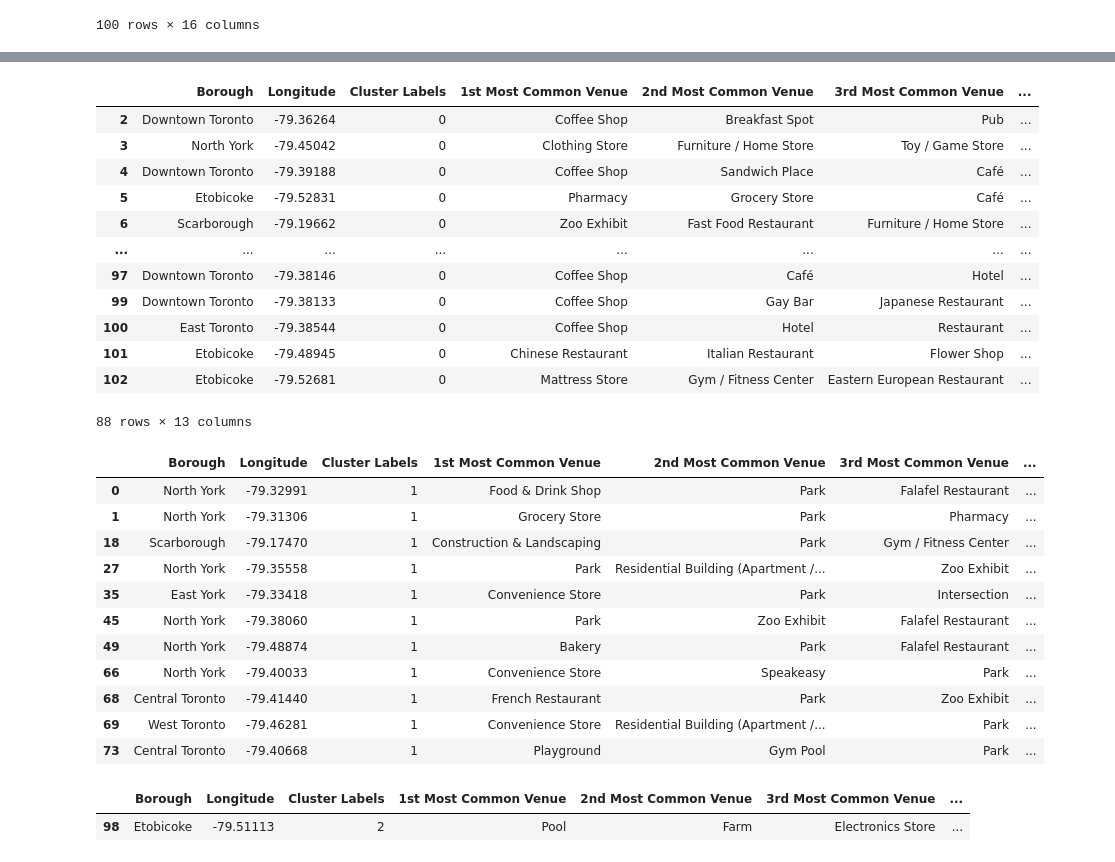
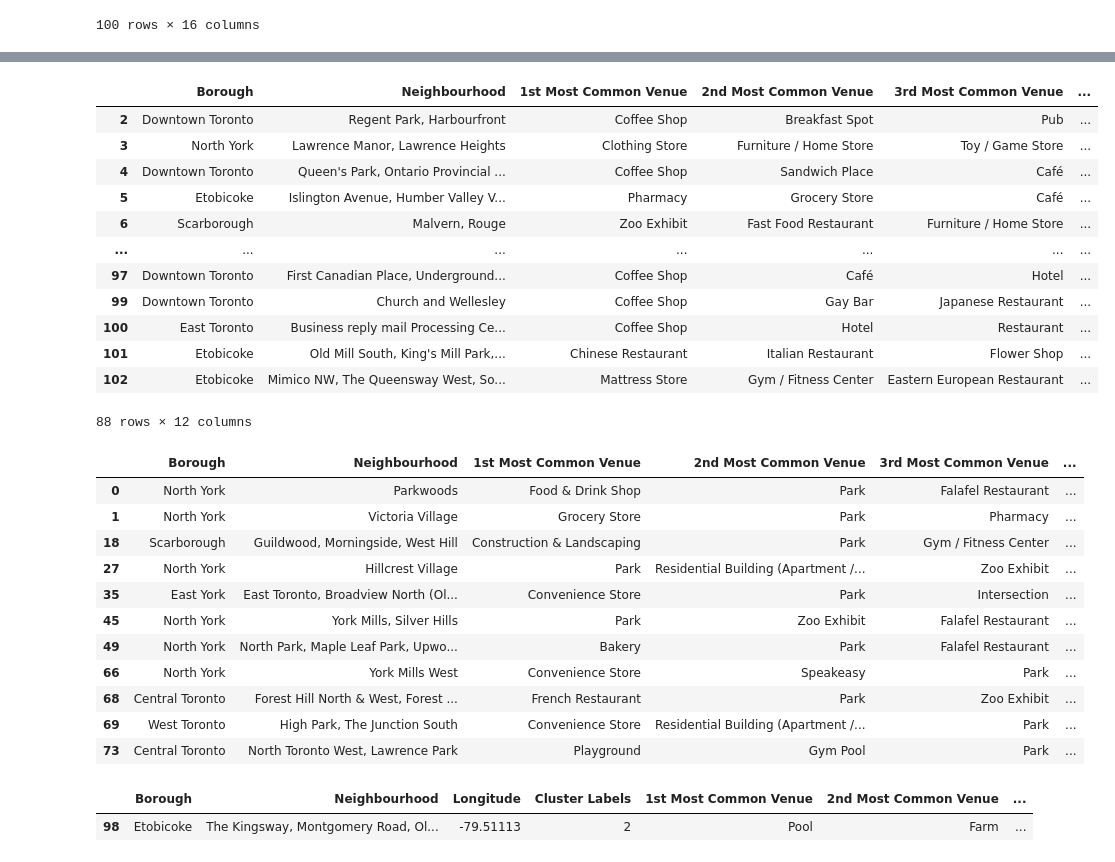
Before and after one commit to dmalc/Coursera_Capstone, a Jupyter notebook: Clustering Toronto Neighborhoods.ipynb, the cells around one changed output, grey strips where cells are left out. Saved outputs shown, nothing was run; the diff lists cells and outputs as text; code cells hidden in the pictures.

```diff
--- a/Clustering Toronto Neighborhoods.ipynb
+++ b/Clustering Toronto Neighborhoods.ipynb
@@ -639,41 +639,41 @@ map_clusters
 # %% [output]
 [interactive output not drawn]
 # %%
-#cluster 1 is made up of areas surroun\\
-toronto_merged.loc[toronto_merged['Cluster Labels'] == 0, toronto_merged.columns[[1] + list(range(4, toronto_merged.shape[1]))]]
+#cluster 1
+toronto_merged.loc[toronto_merged['Cluster Labels'] == 0, toronto_merged.columns[[1,2] + list(range(6, toronto_merged.shape[1]))]]
 # %% [output]
-|  | Borough | Longitude | Cluster Labels | 1st Most Common Venue | 2nd Most Common Venue | 3rd Most Common Venue | ... |
-| 2 | Downtown Toronto | -79.36264 | 0 | Coffee Shop | Breakfast Spot | Pub | ... |
-| 3 | North York | -79.45042 | 0 | Clothing Store | Furniture / Home Store | Toy / Game Store | ... |
-| 4 | Downtown Toronto | -79.39188 | 0 | Coffee Shop | Sandwich Place | Café | ... |
-| 5 | Etobicoke | -79.52831 | 0 | Pharmacy | Grocery Store | Café | ... |
-| 6 | Scarborough | -79.19662 | 0 | Zoo Exhibit | Fast Food Restaurant | Furniture / Home Store | ... |
-| ... | ... | ... | ... | ... | ... | ... | ... |
-| 97 | Downtown Toronto | -79.38146 | 0 | Coffee Shop | Café | Hotel | ... |
-| 99 | Downtown Toronto | -79.38133 | 0 | Coffee Shop | Gay Bar | Japanese Restaurant | ... |
-| 100 | East Toronto | -79.38544 | 0 | Coffee Shop | Hotel | Restaurant | ... |
-| 101 | Etobicoke | -79.48945 | 0 | Chinese Restaurant | Italian Restaurant | Flower Shop | ... |
-| 102 | Etobicoke | -79.52681 | 0 | Mattress Store | Gym / Fitness Center | Eastern European Restaurant | ... |
+|  | Borough | Neighbourhood | 1st Most Common Venue | 2nd Most Common Venue | 3rd Most Common Venue | ... |
+| 2 | Downtown Toronto | Regent Park, Harbourfront | Coffee Shop | Breakfast Spot | Pub | ... |
+| 3 | North York | Lawrence Manor, Lawrence Heights | Clothing Store | Furniture / Home Store | Toy / Game Store | ... |
+| 4 | Downtown Toronto | Queen's Park, Ontario Provincial ... | Coffee Shop | Sandwich Place | Café | ... |
+| 5 | Etobicoke | Islington Avenue, Humber Valley V... | Pharmacy | Grocery Store | Café | ... |
+| 6 | Scarborough | Malvern, Rouge | Zoo Exhibit | Fast Food Restaurant | Furniture / Home Store | ... |
+| ... | ... | ... | ... | ... | ... | ... |
+| 97 | Downtown Toronto | First Canadian Place, Underground... | Coffee Shop | Café | Hotel | ... |
+| 99 | Downtown Toronto | Church and Wellesley | Coffee Shop | Gay Bar | Japanese Restaurant | ... |
+| 100 | East Toronto | Business reply mail Processing Ce... | Coffee Shop | Hotel | Restaurant | ... |
+| 101 | Etobicoke | Old Mill South, King's Mill Park,... | Chinese Restaurant | Italian Restaurant | Flower Shop | ... |
+| 102 | Etobicoke | Mimico NW, The Queensway West, So... | Mattress Store | Gym / Fitness Center | Eastern European Restaurant | ... |
-88 rows × 13 columns
+88 rows × 12 columns
 # %%
 #cluster 2
-toronto_merged.loc[toronto_merged['Cluster Labels'] == 1, toronto_merged.columns[[1] + list(range(4, toronto_merged.shape[1]))]]
+toronto_merged.loc[toronto_merged['Cluster Labels'] == 1, toronto_merged.columns[[1,2] + list(range(6, toronto_merged.shape[1]))]]
 # %% [output]
-|  | Borough | Longitude | Cluster Labels | 1st Most Common Venue | 2nd Most Common Venue | 3rd Most Common Venue | ... |
-| 0 | North York | -79.32991 | 1 | Food & Drink Shop | Park | Falafel Restaurant | ... |
-| 1 | North York | -79.31306 | 1 | Grocery Store | Park | Pharmacy | ... |
-| 18 | Scarborough | -79.17470 | 1 | Construction & Landscaping | Park | Gym / Fitness Center | ... |
-| 27 | North York | -79.35558 | 1 | Park | Residential Building (Apartment /... | Zoo Exhibit | ... |
-| 35 | East York | -79.33418 | 1 | Convenience Store | Park | Intersection | ... |
-| 45 | North York | -79.38060 | 1 | Park | Zoo Exhibit | Falafel Restaurant | ... |
-| 49 | North York | -79.48874 | 1 | Bakery | Park | Falafel Restaurant | ... |
-| 66 | North York | -79.40033 | 1 | Convenience Store | Speakeasy | Park | ... |
-| 68 | Central Toronto | -79.41440 | 1 | French Restaurant | Park | Zoo Exhibit | ... |
-| 69 | West Toronto | -79.46281 | 1 | Convenience Store | Residential Building (Apartment /... | Park | ... |
-| 73 | Central Toronto | -79.40668 | 1 | Playground | Gym Pool | Park | ... |
+|  | Borough | Neighbourhood | 1st Most Common Venue | 2nd Most Common Venue | 3rd Most Common Venue | ... |
+| 0 | North York | Parkwoods | Food & Drink Shop | Park | Falafel Restaurant | ... |
+| 1 | North York | Victoria Village | Grocery Store | Park | Pharmacy | ... |
+| 18 | Scarborough | Guildwood, Morningside, West Hill | Construction & Landscaping | Park | Gym / Fitness Center | ... |
+| 27 | North York | Hillcrest Village | Park | Residential Building (Apartment /... | Zoo Exhibit | ... |
+| 35 | East York | East Toronto, Broadview North (Ol... | Convenience Store | Park | Intersection | ... |
+| 45 | North York | York Mills, Silver Hills | Park | Zoo Exhibit | Falafel Restaurant | ... |
+| 49 | North York | North Park, Maple Leaf Park, Upwo... | Bakery | Park | Falafel Restaurant | ... |
+| 66 | North York | York Mills West | Convenience Store | Speakeasy | Park | ... |
+| 68 | Central Toronto | Forest Hill North & West, Forest ... | French Restaurant | Park | Zoo Exhibit | ... |
+| 69 | West Toronto | High Park, The Junction South | Convenience Store | Residential Building (Apartment /... | Park | ... |
+| 73 | Central Toronto | North Toronto West, Lawrence Park | Playground | Gym Pool | Park | ... |
 # %%
 #cluster 3
-toronto_merged.loc[toronto_merged['Cluster Labels'] == 2, toronto_merged.columns[[1] + list(range(4, toronto_merged.shape[1]))]]
+toronto_merged.loc[toronto_merged['Cluster Labels'] == 2, toronto_merged.columns[[1,2] + list(range(4, toronto_merged.shape[1]))]]
 # %% [output]
-|  | Borough | Longitude | Cluster Labels | 1st Most Common Venue | 2nd Most Common Venue | 3rd Most Common Venue | ... |
-| 98 | Etobicoke | -79.51113 | 2 | Pool | Farm | Electronics Store | ... |
+|  | Borough | Neighbourhood | Longitude | Cluster Labels | 1st Most Common Venue | 2nd Most Common Venue | ... |
+| 98 | Etobicoke | The Kingsway, Montgomery Road, Ol... | -79.51113 | 2 | Pool | Farm | ... |
```
Also changed, not shown: parts of 2 cells of this notebook.
